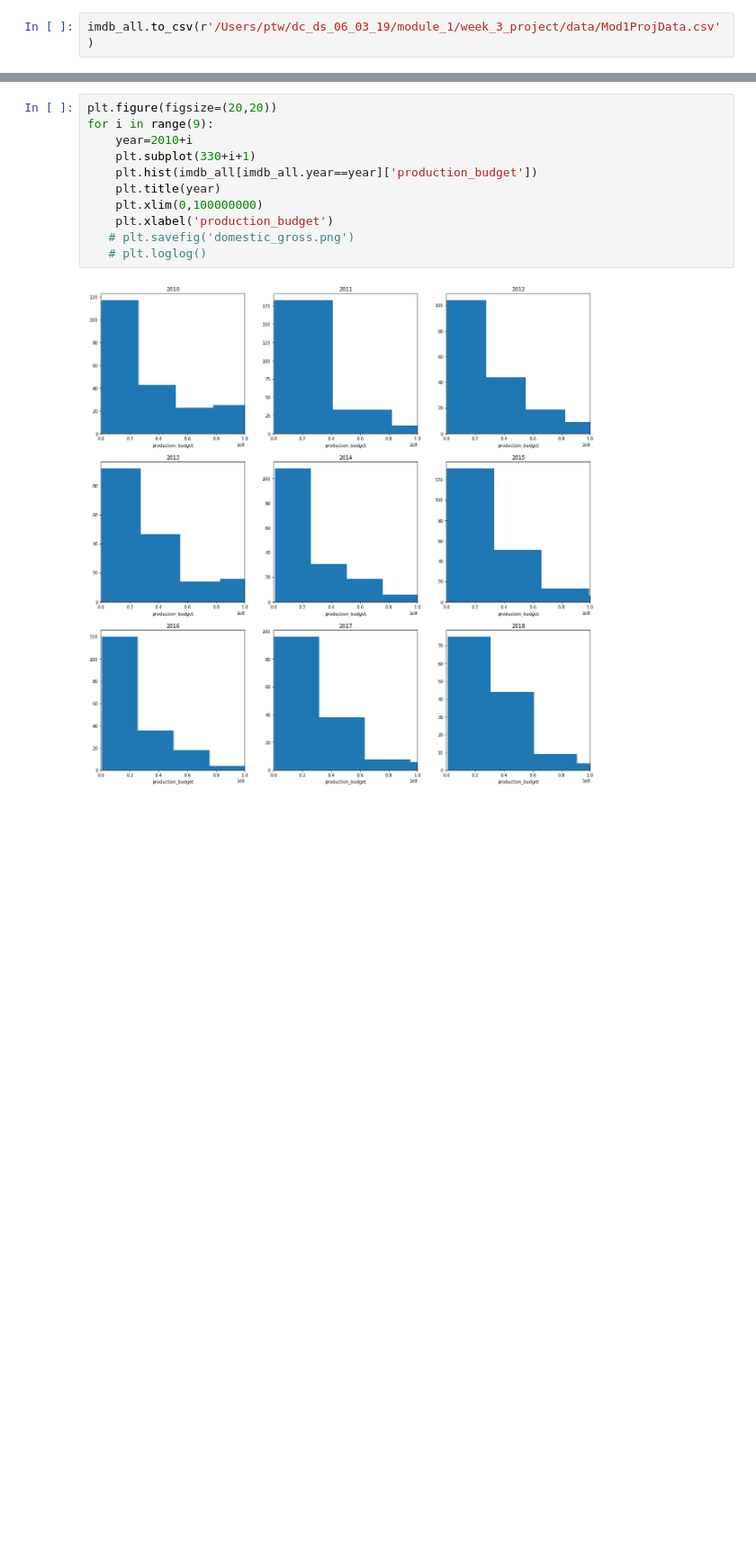
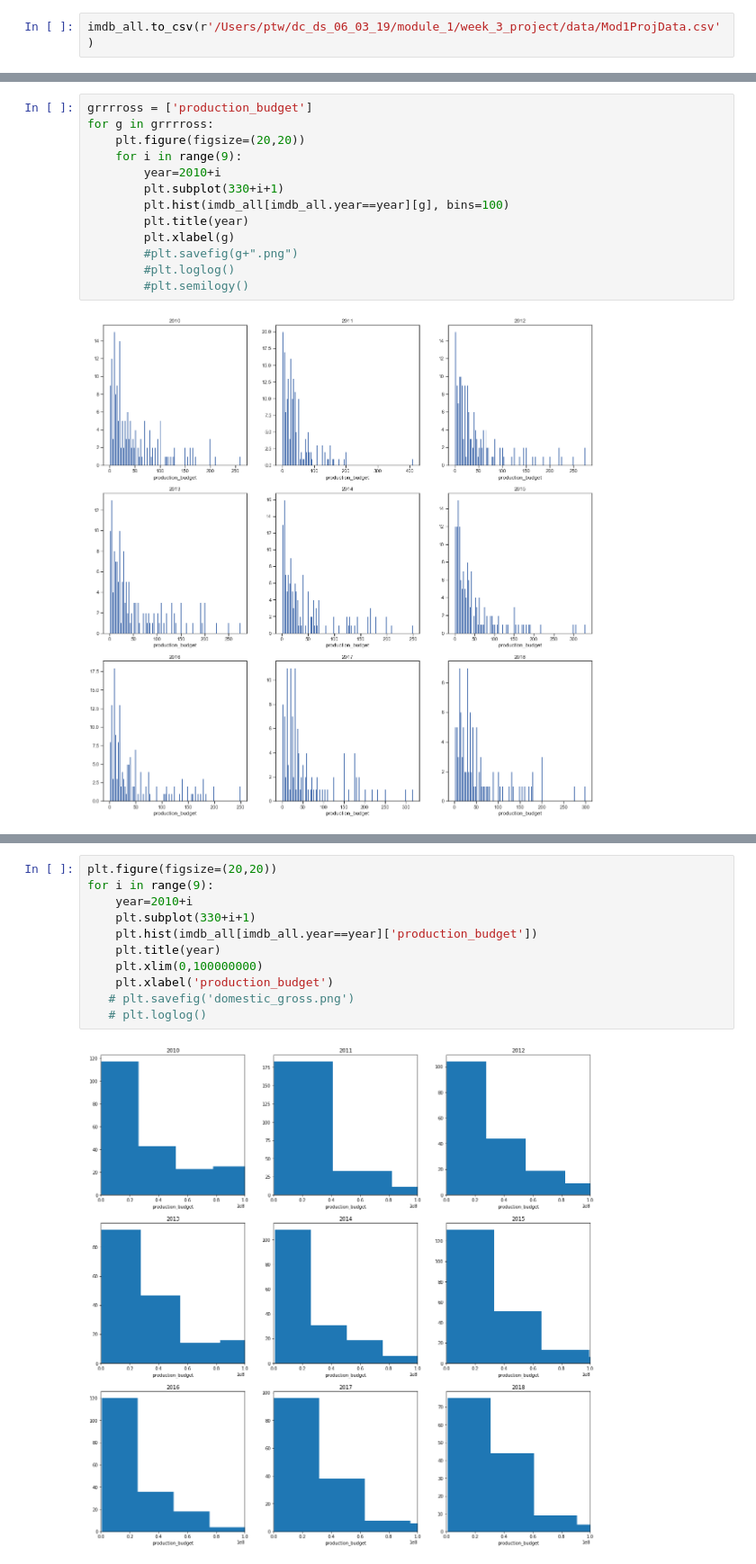
Before and after one commit to phoebetwong/dc_ds_06_03_19, a Jupyter notebook: module_1/week_3_project/data/mod1proj_datacleaning_pw_Monday.ipynb, the cells around one changed output, grey strips where cells are left out. Shown at 90% size. Drawn from its saved outputs; the diff is of its cells as text; blank space fills up the shorter version.

```diff
--- a/module_1/week_3_project/data/mod1proj_datacleaning_pw_Monday.ipynb
+++ b/module_1/week_3_project/data/mod1proj_datacleaning_pw_Monday.ipynb
@@ -1618,0 +1715,15 @@ import seaborn as sns
+# %%
+grrrross = ['production_budget']
+for g in grrrross:
+    plt.figure(figsize=(20,20))
+    for i in range(9):
+        year=2010+i
+        plt.subplot(330+i+1)
+        plt.hist(imdb_all[imdb_all.year==year][g], bins=100)
+        plt.title(year)
+        plt.xlabel(g)
+        #plt.savefig(g+".png")
+        #plt.loglog()
+        #plt.semilogy()
+# %% [output]
+[figure, added]
```
Also changed, not shown: parts of 86 cells of this notebook, 6 other files.
